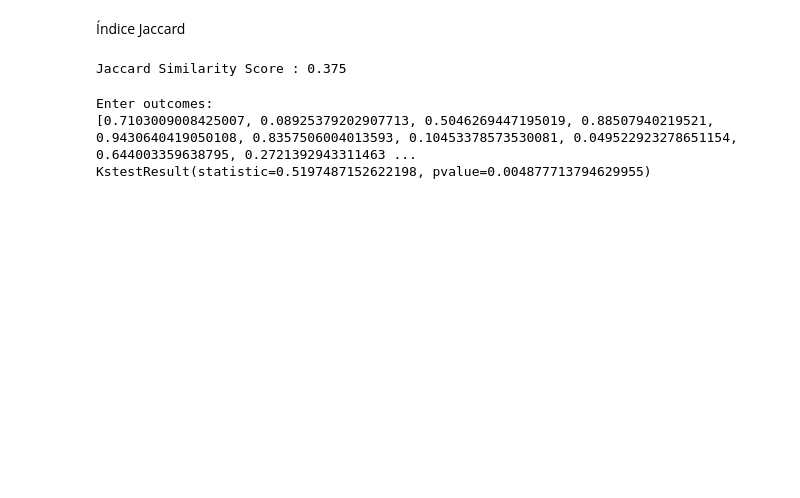
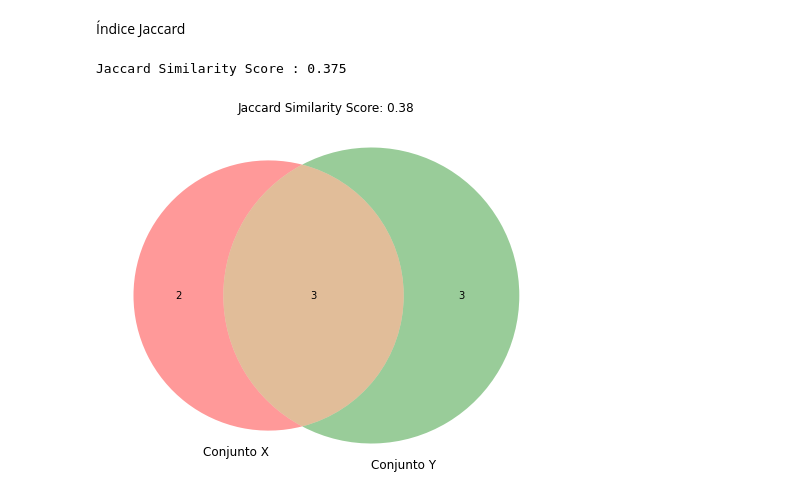
Before and after one commit to Daniel-Francisco-Calderon-Lebro/Vision_por_Computador, a Jupyter notebook: Trabajo_actividades/Tarea Metricas de deteccion/Evaluadores/Metricas_de_evaluacion.ipynb, the cells around one changed output. Drawn from its saved outputs; the diff is of its cells as text; code cells hidden in the pictures; blank space fills up the shorter version.

```diff
--- a/Trabajo_actividades/Tarea Metricas de deteccion/Evaluadores/Metricas_de_evaluacion.ipynb
+++ b/Trabajo_actividades/Tarea Metricas de deteccion/Evaluadores/Metricas_de_evaluacion.ipynb
@@ -208,36 +295,35 @@ Logloss: 7.89
 # %% [markdown]
 Índice Jaccard
 # %%
-import numpy as np
+# #!pip install matplotlib_venn
+# import numpy as np
+# import matplotlib.pyplot as plt
+# import matplotlib_venn as venn
 
 def compute_jaccard_similarity_score(x, y):
     intersection_cardinality = len(set(x).intersection(set(y)))
     union_cardinality = len(set(x).union(set(y)))
     return intersection_cardinality / float(union_cardinality)
 
-score = compute_jaccard_similarity_score(np.array([0, 1, 2, 5, 6]), np.array([0, 2, 3, 5, 7, 9]))
-print("Jaccard Similarity Score : %s" %score)
-pass
+# Conjuntos de ejemplo
+x = np.array([0, 1, 2, 5, 6])
+y = np.array([0, 2, 3, 5, 7, 9])
+
+# Calcular el índice de similitud de Jaccard
+score = compute_jaccard_similarity_score(x, y)
+print("Jaccard Similarity Score : %s" % score)
+
+# Crear conjuntos a partir de los arrays
+set_x = set(x)
+set_y = set(y)
+
+# Crear un gráfico de Venn para visualizar la similitud
+plt.figure(figsize=(8, 8))
+venn.venn2([set_x, set_y], ('Conjunto X', 'Conjunto Y'))
+
+# Añadir el resultado del índice de Jaccard al gráfico
+plt.title(f"Jaccard Similarity Score: {score:.2f}")
+plt.show()
 # %% [output]
 Jaccard Similarity Score : 0.375
+[figure, added]
-# %%
-from scipy.stats import kstest
-import random
-
-# N = int(input("Enter number of random numbers: "))
-N = 10
-
-actual =[]
-print("Enter outcomes: ")
-
-for i in range(N):
-    # x = float(input("Outcomes of class "+str(i + 1)+": "))
-    actual.append(random.random())
-
-print(actual)
-x = kstest(actual, "norm")
-print(x)
-# %% [output]
-Enter outcomes:
-[0.7103009008425007, 0.08925379202907713, 0.5046269447195019, 0.88507940219521, 0.9430640419050108, 0.8357506004013593, 0.10453378573530081, 0.049522923278651154, 0.644003359638795, 0.2721392943311463 ...
-KstestResult(statistic=0.5197487152622198, pvalue=0.004877713794629955)
```
Also changed, not shown: parts of 12 cells of this notebook, 4 other files.
